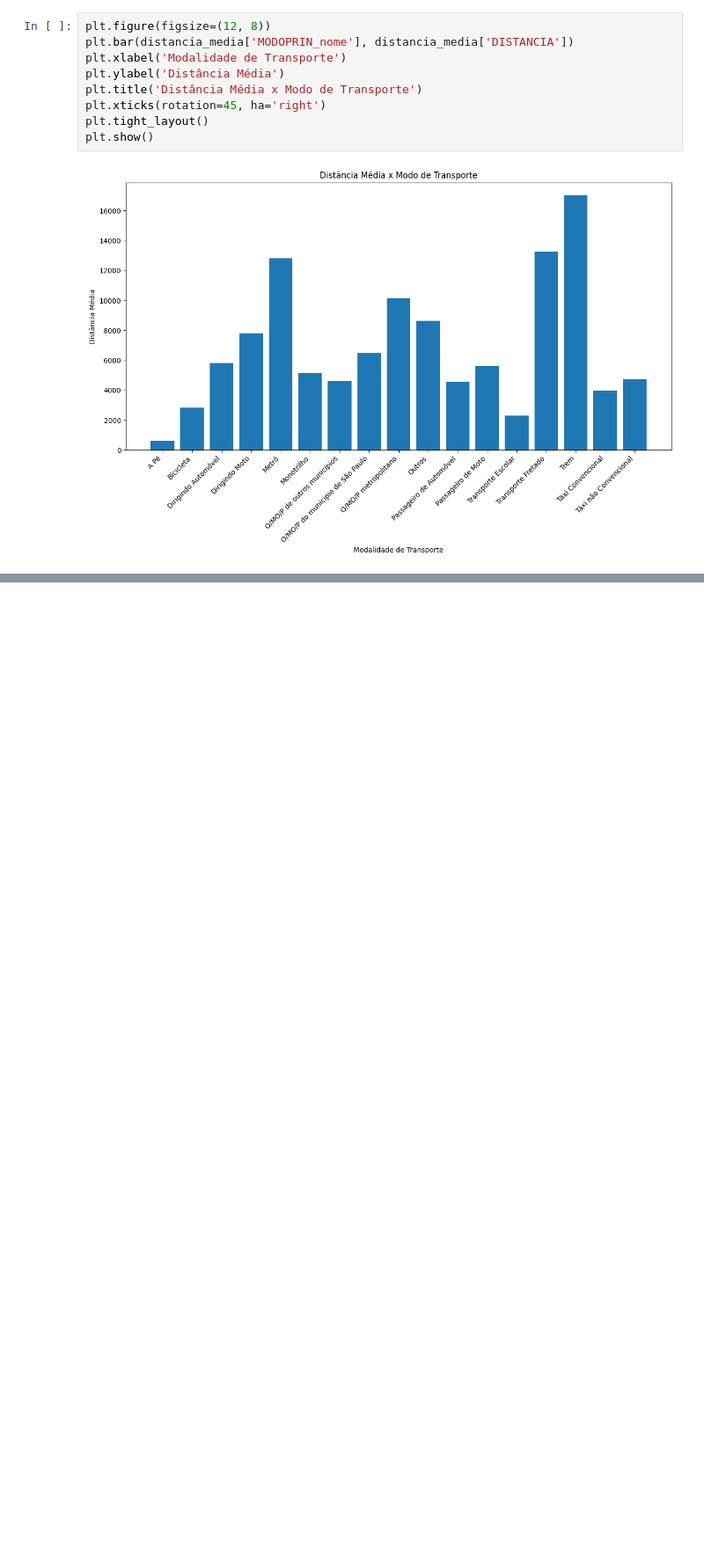
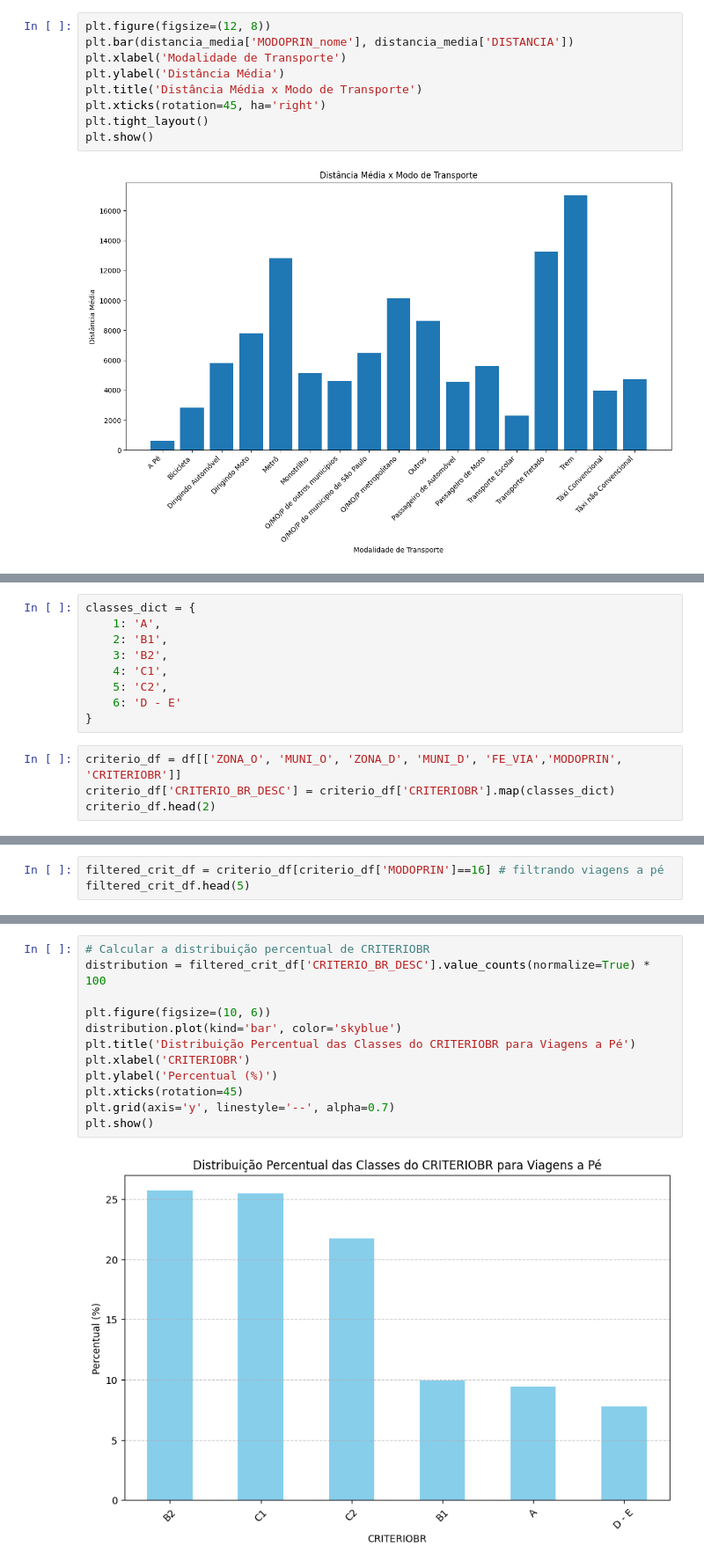
Before and after one commit to gustavo-rmontes/TCC, a Jupyter notebook: mobility_flow/flow.ipynb, the cells around one changed output, grey strips where cells are left out. Shown at 88% size. Drawn from its saved outputs; the diff is of its cells as text; blank space fills up the shorter version.

Commit message:
new criteriobr analysis

```diff
--- a/mobility_flow/flow.ipynb
+++ b/mobility_flow/flow.ipynb
@@ -280,0 +283,13 @@ plt.show()
+# %%
+classes_dict = {
+    1: 'A',
+    2: 'B1',
+    3: 'B2',
+    4: 'C1',
+    5: 'C2',
+    6: 'D - E'
+}
+# %%
+criterio_df = df[['ZONA_O', 'MUNI_O', 'ZONA_D', 'MUNI_D', 'FE_VIA','MODOPRIN', 'CRITERIOBR']]
+criterio_df['CRITERIO_BR_DESC'] = criterio_df['CRITERIOBR'].map(classes_dict)
+criterio_df.head(2)
@@ -280,0 +307,3 @@ plt.show()
+# %%
+filtered_crit_df = criterio_df[criterio_df['MODOPRIN']==16] # filtrando viagens a pé
+filtered_crit_df.head(5)
@@ -280,0 +317,14 @@ plt.show()
+# %%
+# Calcular a distribuição percentual de CRITERIOBR
+distribution = filtered_crit_df['CRITERIO_BR_DESC'].value_counts(normalize=True) * 100
+
+plt.figure(figsize=(10, 6))
+distribution.plot(kind='bar', color='skyblue')
+plt.title('Distribuição Percentual das Classes do CRITERIOBR para Viagens a Pé')
+plt.xlabel('CRITERIOBR')
+plt.ylabel('Percentual (%)')
+plt.xticks(rotation=45)
+plt.grid(axis='y', linestyle='--', alpha=0.7)
+plt.show()
+# %% [output]
+[figure, added]
```
Also changed, not shown: parts of 4 cells of this notebook.
